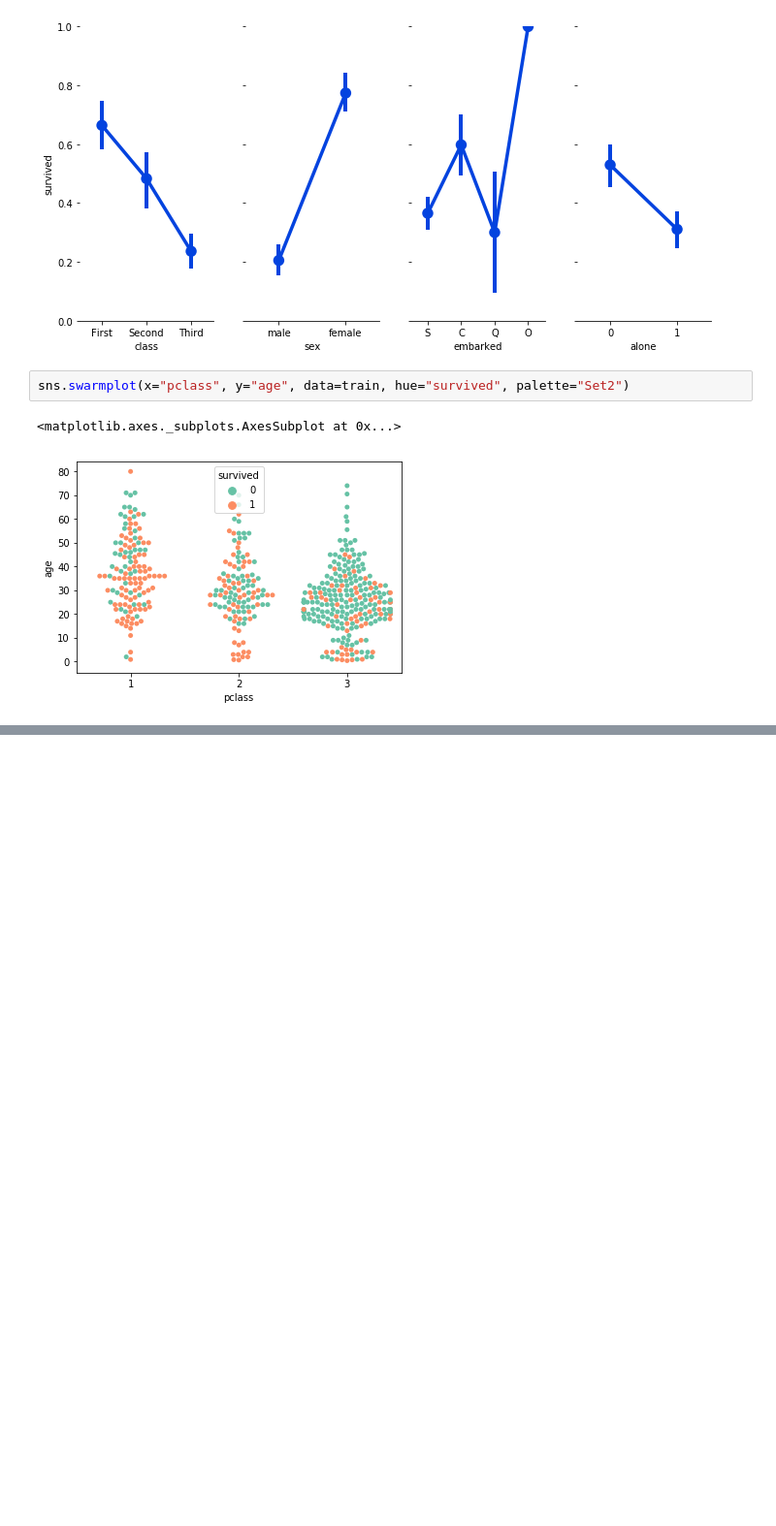
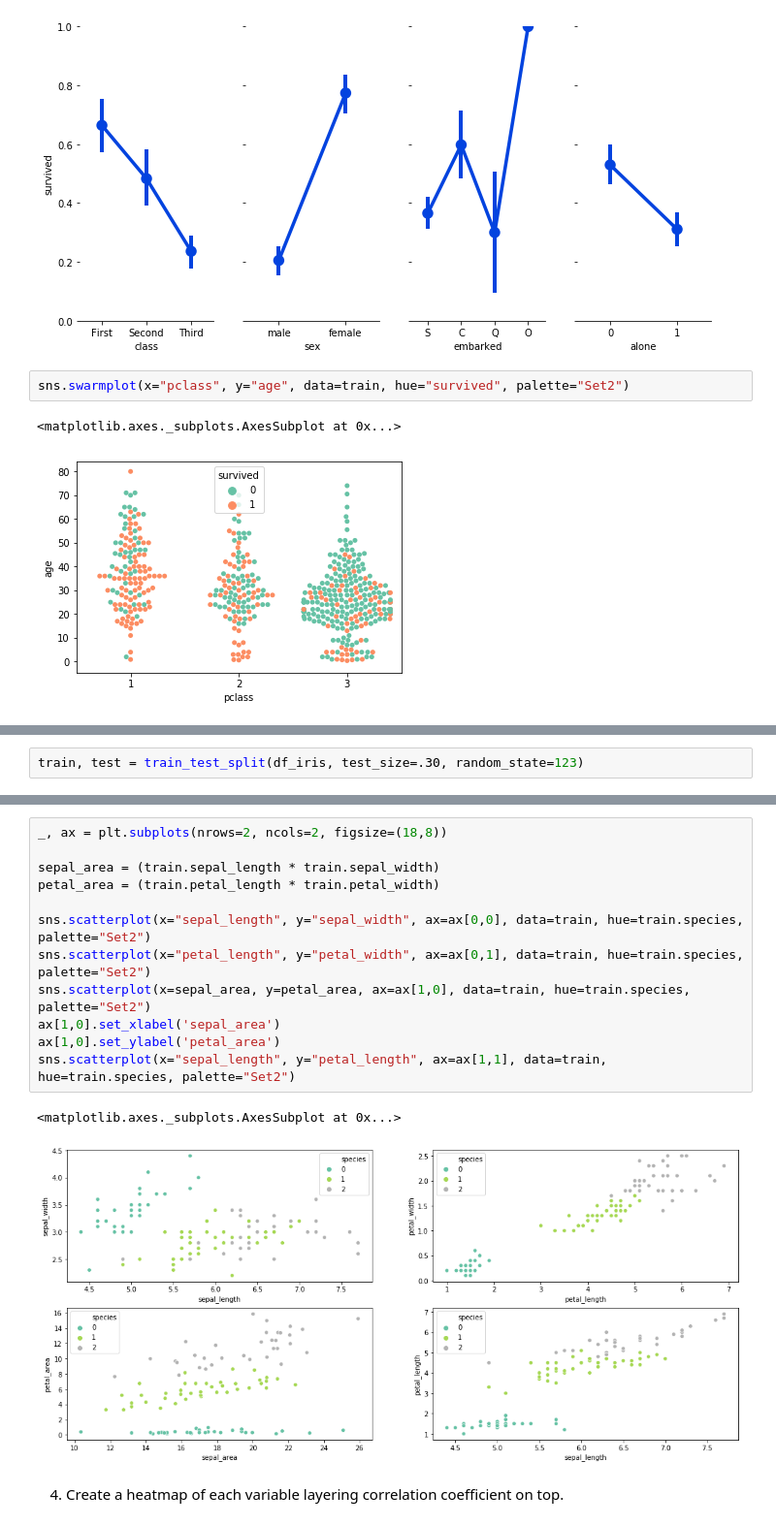
Before and after one commit to escalante-eric/ds-methodologies-exercises, a Jupyter notebook: Classification/explore.ipynb, the cells around one changed output, grey strips where cells are left out. Shown at 97% size. Saved outputs shown, nothing was run; the diff lists cells and outputs as text; blank space fills up the shorter version.

```diff
--- a/Classification/explore.ipynb
+++ b/Classification/explore.ipynb
@@ -95,0 +135,2 @@ sns.swarmplot(x="pclass", y="age", data=train, hue="survived", palette="Set2")
+# %%
+train, test = train_test_split(df_iris, test_size=.30, random_state=123)
@@ -95,0 +163,17 @@ sns.swarmplot(x="pclass", y="age", data=train, hue="survived", palette="Set2")
+# %%
+_, ax = plt.subplots(nrows=2, ncols=2, figsize=(18,8))
+
+sepal_area = (train.sepal_length * train.sepal_width)
+petal_area = (train.petal_length * train.petal_width)
+
+sns.scatterplot(x="sepal_length", y="sepal_width", ax=ax[0,0], data=train, hue=train.species, palette="Set2")
+sns.scatterplot(x="petal_length", y="petal_width", ax=ax[0,1], data=train, hue=train.species, palette="Set2")
+sns.scatterplot(x=sepal_area, y=petal_area, ax=ax[1,0], data=train, hue=train.species, palette="Set2")
+ax[1,0].set_xlabel('sepal_area')
+ax[1,0].set_ylabel('petal_area')
+sns.scatterplot(x="sepal_length", y="petal_length", ax=ax[1,1], data=train, hue=train.species, palette="Set2")
+# %% [output]
+<matplotlib.axes._subplots.AxesSubplot at 0x...>
+[figure, added]
+# %% [markdown]
+4. Create a heatmap of each variable layering correlation coefficient on top.
```
Also changed, not shown: parts of 20 cells of this notebook.
